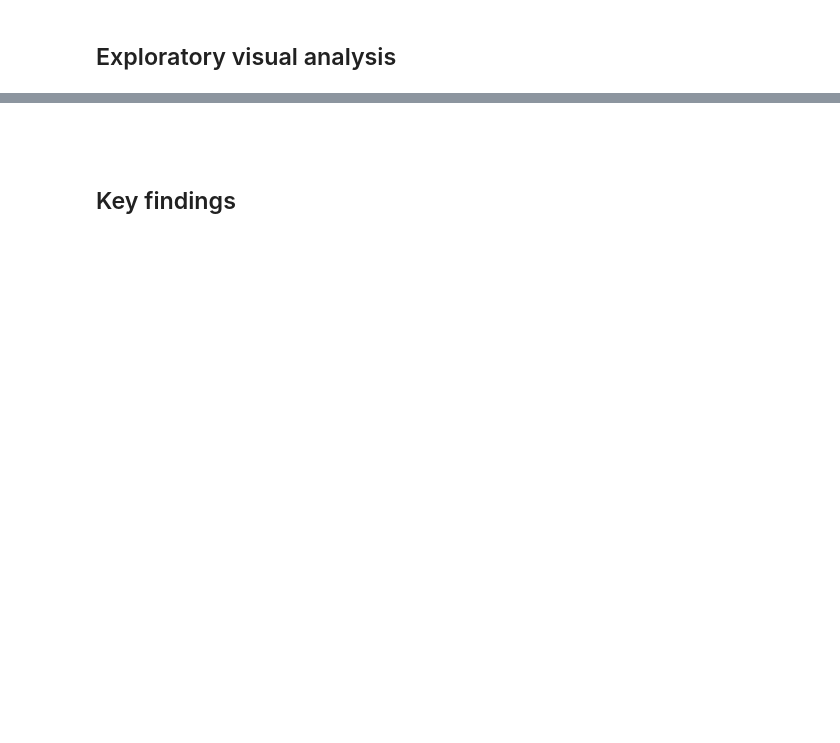
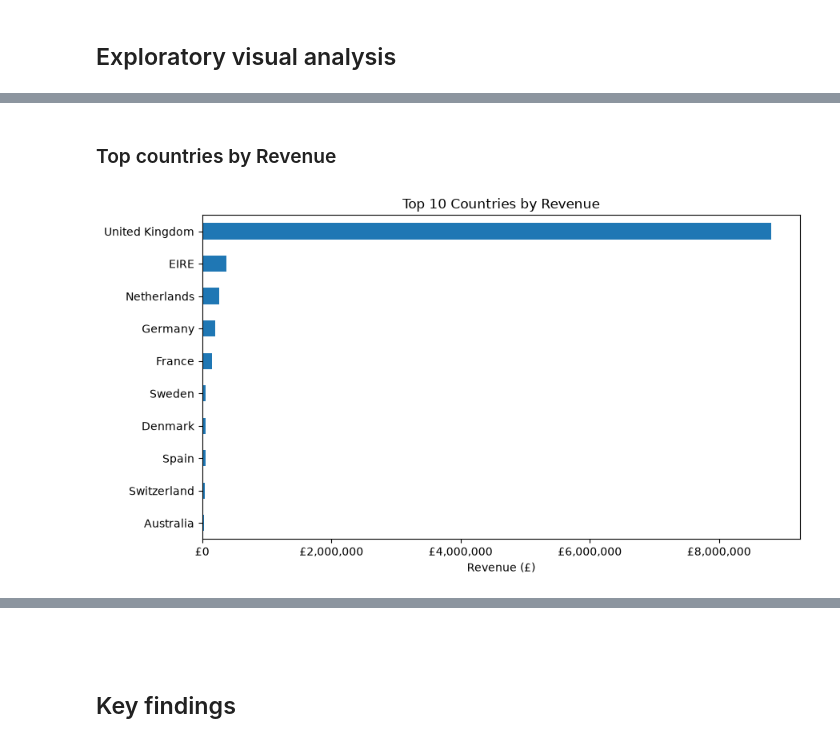
Before and after one commit to sch-data/retail-data-platform, a Jupyter notebook: notebooks/01_data_exploration.ipynb, the cells around one changed output, grey strips where cells are left out. Saved outputs shown, nothing was run; the diff lists cells and outputs as text; code cells hidden in the pictures; blank space fills up the shorter version.

```diff
--- a/notebooks/01_data_exploration.ipynb
+++ b/notebooks/01_data_exploration.ipynb
@@ -289,0 +329,20 @@ Matplotlib is building the font cache; this may take a moment.
+# %% [markdown]
+### Top countries by Revenue
+# %%
+top_countries.plot(
+    kind="barh",
+    figsize=(9, 5)
+)
+
+plt.title("Top 10 Countries by Revenue")
+plt.xlabel("Revenue (£)")
+plt.ylabel("")
+
+plt.gca().xaxis.set_major_formatter(
+    FuncFormatter(lambda x, _: f"£{x:,.0f}")
+)
+
+plt.tight_layout()
+plt.show()
+# %% [output]
+[figure, added]
```
Also changed, not shown: parts of 34 cells of this notebook.
